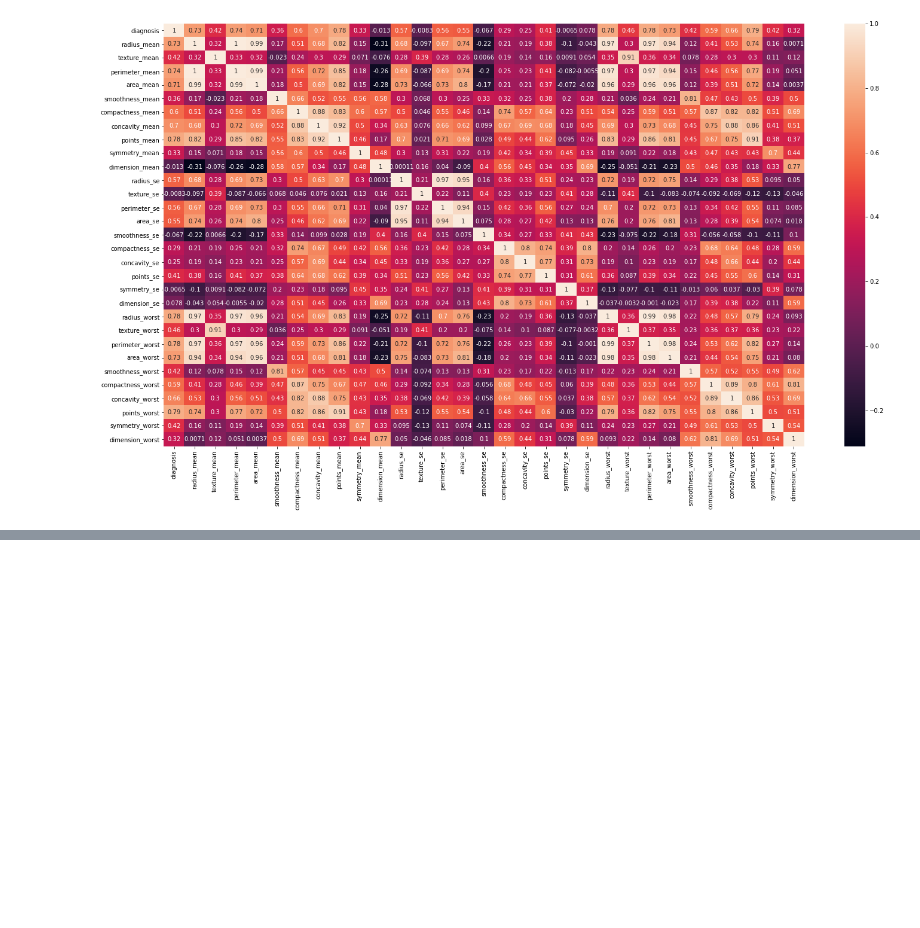
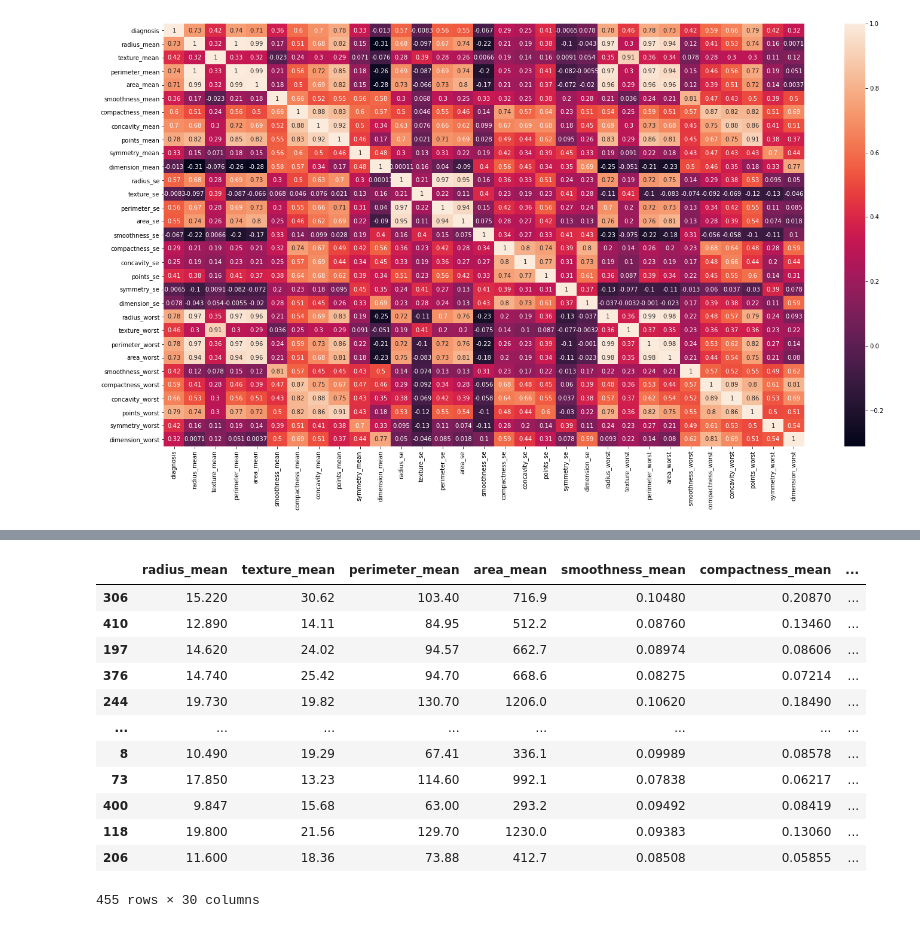
Before and after one commit to rashmi0114/ML_Assignment2_IT18169512_IT19234694_-IT19214962_IT19233840, a Jupyter notebook: lung cancer.ipynb, the cells around one changed output, grey strips where cells are left out. Saved outputs shown, nothing was run; the diff lists cells and outputs as text; code cells hidden in the pictures; blank space fills up the shorter version.

```diff
--- a/lung cancer.ipynb
+++ b/lung cancer.ipynb
@@ -254,0 +276,4 @@ sb.heatmap(lung_cancer.corr(), annot=True)
+# %%
+# Define output values - this is the target
+Y = lung_cancer['diagnosis']
+Y
@@ -254,0 +319,16 @@ sb.heatmap(lung_cancer.corr(), annot=True)
+# %%
+X_train
+# %% [output]
+|  | radius_mean | texture_mean | perimeter_mean | area_mean | smoothness_mean | compactness_mean | ... |
+| 306 | 15.220 | 30.62 | 103.40 | 716.9 | 0.10480 | 0.20870 | ... |
+| 410 | 12.890 | 14.11 | 84.95 | 512.2 | 0.08760 | 0.13460 | ... |
+| 197 | 14.620 | 24.02 | 94.57 | 662.7 | 0.08974 | 0.08606 | ... |
+| 376 | 14.740 | 25.42 | 94.70 | 668.6 | 0.08275 | 0.07214 | ... |
+| 244 | 19.730 | 19.82 | 130.70 | 1206.0 | 0.10620 | 0.18490 | ... |
+| ... | ... | ... | ... | ... | ... | ... | ... |
+| 8 | 10.490 | 19.29 | 67.41 | 336.1 | 0.09989 | 0.08578 | ... |
+| 73 | 17.850 | 13.23 | 114.60 | 992.1 | 0.07838 | 0.06217 | ... |
+| 400 | 9.847 | 15.68 | 63.00 | 293.2 | 0.09492 | 0.08419 | ... |
+| 118 | 19.800 | 21.56 | 129.70 | 1230.0 | 0.09383 | 0.13060 | ... |
+| 206 | 11.600 | 18.36 | 73.88 | 412.7 | 0.08508 | 0.05855 | ... |
+455 rows × 30 columns
```
Also changed, not shown: parts of 23 cells of this notebook.
